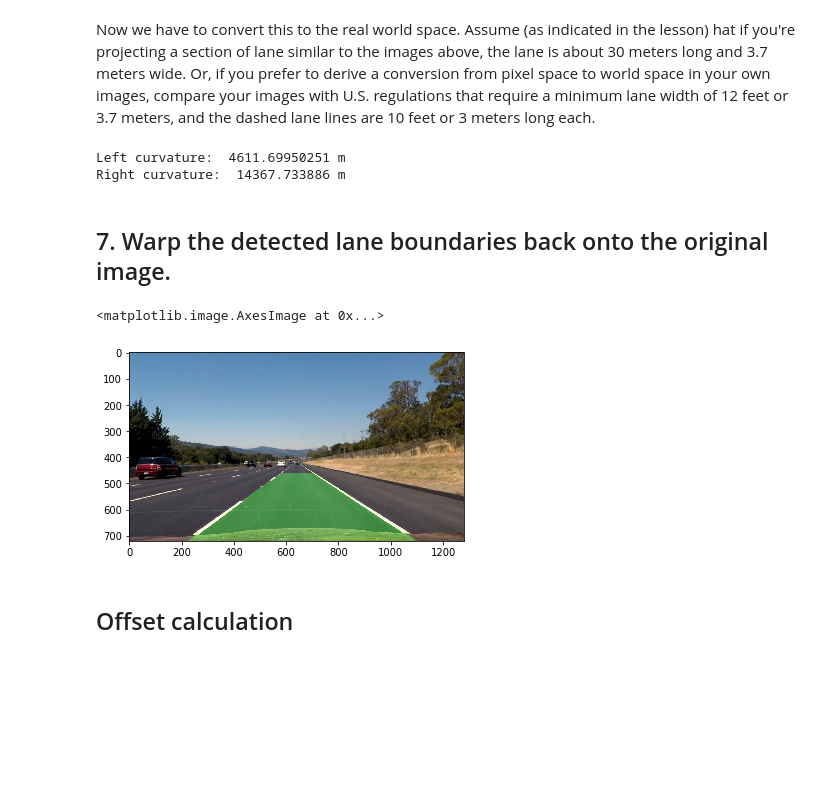
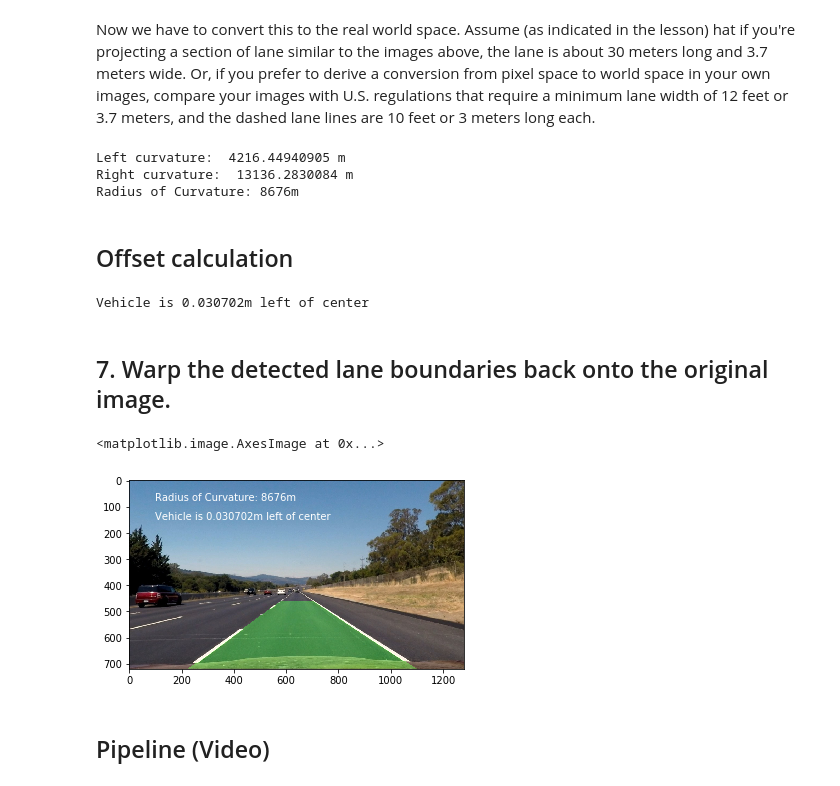
Before and after one commit to pablosaurasperez/CarND-Advanced-Lane-Lines, a Jupyter notebook: P4_AdvancedLaneFinding.ipynb, the cells around one changed output. Cells and saved outputs as stored; diff of their text form; code cells hidden in the pictures; blank space fills up the shorter version.

Commit message:
Pipeline done. 1, 4 fails. Starting video

```diff
--- a/P4_AdvancedLaneFinding.ipynb
+++ b/P4_AdvancedLaneFinding.ipynb
@@ -412,7 +412,7 @@ Assume (as indicated in the lesson) hat if you're projecting a section of lane s
 # %%
 # Define conversions in x and y from pixels space to meters
 ym_per_pix = 30/720 # meters per pixel in y dimension
-xm_per_pix = 3.7/700 # meters per pixel in x dimension
+xm_per_pix = 3.7/640 # meters per pixel in x dimension
 
 # Fit new polynomials to x,y in world space
 left_fit_cr = np.polyfit(ploty*ym_per_pix, left_fitx*xm_per_pix, 2)
@@ -423,31 +423,62 @@ right_curverad = ((1 + (2*right_fit_cr[0]*y_eval*ym_per_pix + right_fit_cr[1])**
 # Now our radius of curvature is in meters
 print('Left curvature: ', left_curverad, 'm')
 print('Right curvature: ', right_curverad, 'm')
+
+R_avg = (left_curverad + right_curverad)/2
+
+curv_str = "Radius of Curvature: %im" % abs(R_avg)
+print(curv_str)
 # %% [output]
-Left curvature:  4611.69950251 m
-Right curvature:  14367.733886 m
+Left curvature:  4216.44940905 m
+Right curvature:  13136.2830084 m
+Radius of Curvature: 8676m
+# %% [markdown]
+## Offset calculation
+# %%
+#Calculate distance at the bottom of the image
+left_fit_cr_eval = left_fit_cr[0]*y_eval*ym_per_pix**2 + left_fit_cr[1]*y_eval*ym_per_pix + left_fit_cr[2]
+right_fit_cr_eval = right_fit_cr[0]*y_eval*ym_per_pix**2 + right_fit_cr[1]*y_eval*ym_per_pix + right_fit_cr[2]
+
+image_center = (binary_warped.shape[1]/2)*xm_per_pix #Convert to m
+lane_center = (right_fit_cr_eval + left_fit_cr_eval)/2 #Already in m
+
+offset = image_center - lane_center
+
+if offset > 0:
+    offset_str = "Vehicle is %fm left of center" % abs(offset)
+    print(offset_str)
+elif offset < 0:
+    offset_str = "Vehicle is %fm right of center" % abs(offset)
+    print(offset_str)
+else:
+    offset_str = "Vehicle is at center"
+    print(offset_str)
+# %% [output]
+Vehicle is 0.030702m left of center
 # %% [markdown]
 ## 7. Warp the detected lane boundaries back onto the original image.
 # %%
 # Create an image to draw the lines on
 warp_zero = np.zeros_like(binary_warped).astype(np.uint8)
 color_warp = np.dstack((warp_zero, warp_zero, warp_zero))
 
 # Recast the x and y points into usable format for cv2.fillPoly()
 pts_left = np.array([np.transpose(np.vstack([left_fitx, ploty]))])
 pts_right = np.array([np.flipud(np.transpose(np.vstack([right_fitx, ploty])))])
 pts = np.hstack((pts_left, pts_right))
 
 # Draw the lane onto the warped blank image
 cv2.fillPoly(color_warp, np.int_([pts]), (0,255, 0))
 
 # Warp the blank back to original image space using inverse perspective matrix (Minv)
 newwarp = cv2.warpPerspective(color_warp, perspective_Minv, (image.shape[1], image.shape[0]))
 # Combine the result with the original image
 result = cv2.addWeighted(undst, 1, newwarp, 0.3, 0)
+plt.text(100, 75, curv_str, color='white')
+plt.text(100, 150, offset_str, color='white')
 plt.imshow(result)
 # %% [output]
 <matplotlib.image.AxesImage at 0x...>
-[figure, old version]
+[figure, new version]
-# %% [markdown]
-## Offset calculation
+# %% [markdown]
+## Pipeline (Video)
```
